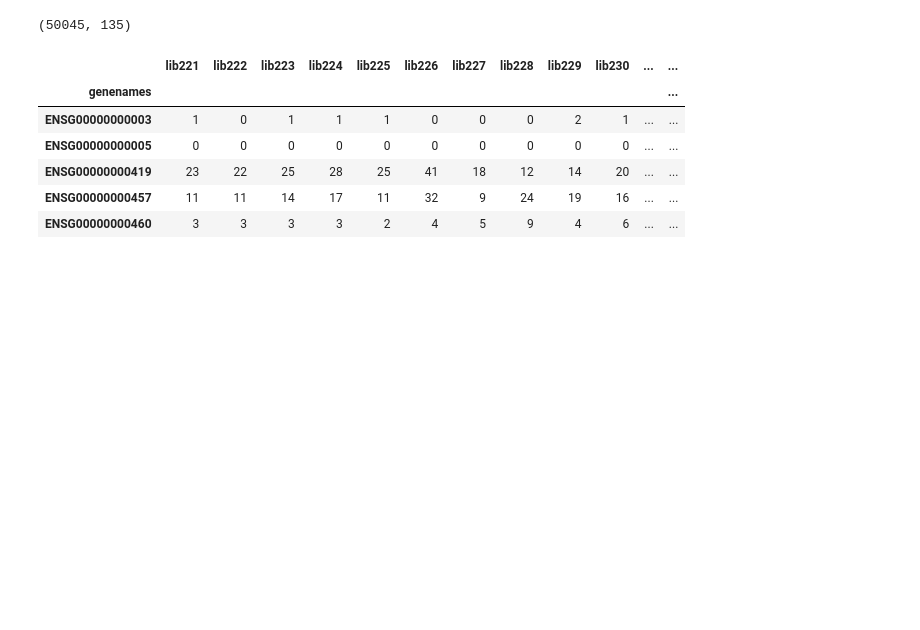
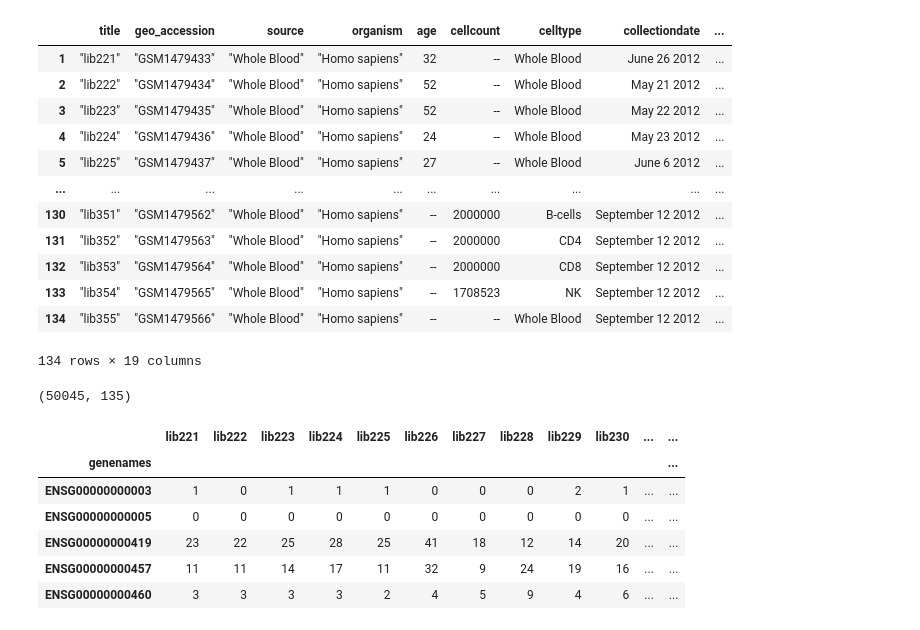
Before and after one commit to JuanBenitezHumanes/rna-seq-pipeline, a Jupyter notebook: notebooks/01_exploration.ipynb, the cells around one changed output. Drawn from its saved outputs; the diff is of its cells as text; code cells hidden in the pictures; blank space fills up the shorter version.

Commit message:
Series Matrix + Beginning of PCA

```diff
--- a/notebooks/01_exploration.ipynb
+++ b/notebooks/01_exploration.ipynb
@@ -22,0 +8,20 @@ df.head()
+# %%
+#Select data#
+prefixes = (
+    "!Sample_characteristics_ch1",
+    "!Sample_title",
+    "!Sample_geo_accession",
+    "!Sample_source_name_ch1",
+    "!Sample_organism_ch1",
+)
+
+rows = []
+
+with gzip.open(series_matrix, "rt", encoding="utf-8") as f:
+    for line in f:
+        if line.startswith(prefixes):
+            rows.append(line.strip().split("\t"))
+
+sm = pd.DataFrame(rows)
+
+sm.head()
@@ -23 +36,44 @@ df.head()
+# %%
+sm = sm.set_index(0)
+sm_t = sm.T
+#Renombrar
+rename_map = {
+      "!Sample_title": "title",
+      "!Sample_geo_accession": "geo_accession",
+      "!Sample_source_name_ch1": "source",
+      "!Sample_organism_ch1": "organism",
+  }
+
+new_cols = []
+for i, col in enumerate(sm_t.columns):
+    if col == "!Sample_characteristics_ch1":
+        first_val = sm_t.iloc[0, i].strip('"')
+        key = first_val.split(":")[0].strip()
+        new_cols.append(key)
+    elif col in rename_map:
+         new_cols.append(rename_map[col])
+    else:
+        new_cols.append(col)
+sm_t.columns = new_cols
+#sm_t.columns
+
+for col in sm_t.columns:
+     if col not in ("title", "geo_accession", "source", "organism"):
+         sm_t[col] = sm_t[col].str.strip('"').str.split(":", n=1).str[1].str.strip()
+
+sm_t
+# %% [output]
+|  | title | geo_accession | source | organism | age | cellcount | celltype | collectiondate | ... |
+| 1 | "lib221" | "GSM1479433" | "Whole Blood" | "Homo sapiens" | 32 | -- | Whole Blood | June 26 2012 | ... |
+| 2 | "lib222" | "GSM1479434" | "Whole Blood" | "Homo sapiens" | 52 | -- | Whole Blood | May 21 2012 | ... |
+| 3 | "lib223" | "GSM1479435" | "Whole Blood" | "Homo sapiens" | 52 | -- | Whole Blood | May 22 2012 | ... |
+| 4 | "lib224" | "GSM1479436" | "Whole Blood" | "Homo sapiens" | 24 | -- | Whole Blood | May 23 2012 | ... |
+| 5 | "lib225" | "GSM1479437" | "Whole Blood" | "Homo sapiens" | 27 | -- | Whole Blood | June 6 2012 | ... |
+| ... | ... | ... | ... | ... | ... | ... | ... | ... | ... |
+| 130 | "lib351" | "GSM1479562" | "Whole Blood" | "Homo sapiens" | -- | 2000000 | B-cells | September 12 2012 | ... |
+| 131 | "lib352" | "GSM1479563" | "Whole Blood" | "Homo sapiens" | -- | 2000000 | CD4 | September 12 2012 | ... |
+| 132 | "lib353" | "GSM1479564" | "Whole Blood" | "Homo sapiens" | -- | 2000000 | CD8 | September 12 2012 | ... |
+| 133 | "lib354" | "GSM1479565" | "Whole Blood" | "Homo sapiens" | -- | 1708523 | NK | September 12 2012 | ... |
+| 134 | "lib355" | "GSM1479566" | "Whole Blood" | "Homo sapiens" | -- | -- | Whole Blood | September 12 2012 | ... |
+134 rows × 19 columns
 # %%
```
Also changed, not shown: parts of 8 cells of this notebook.
